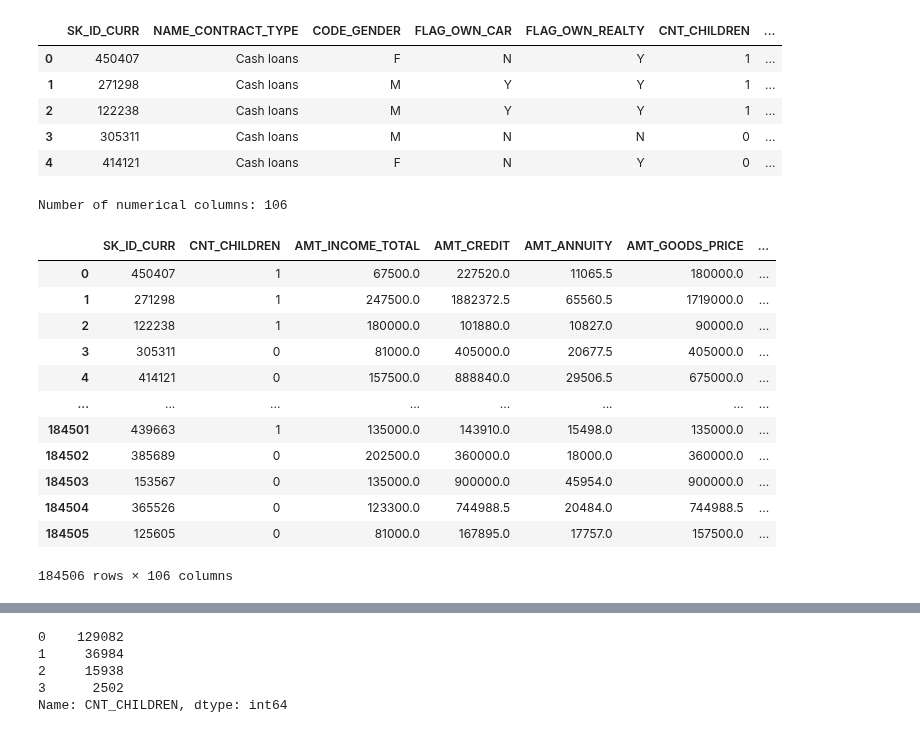
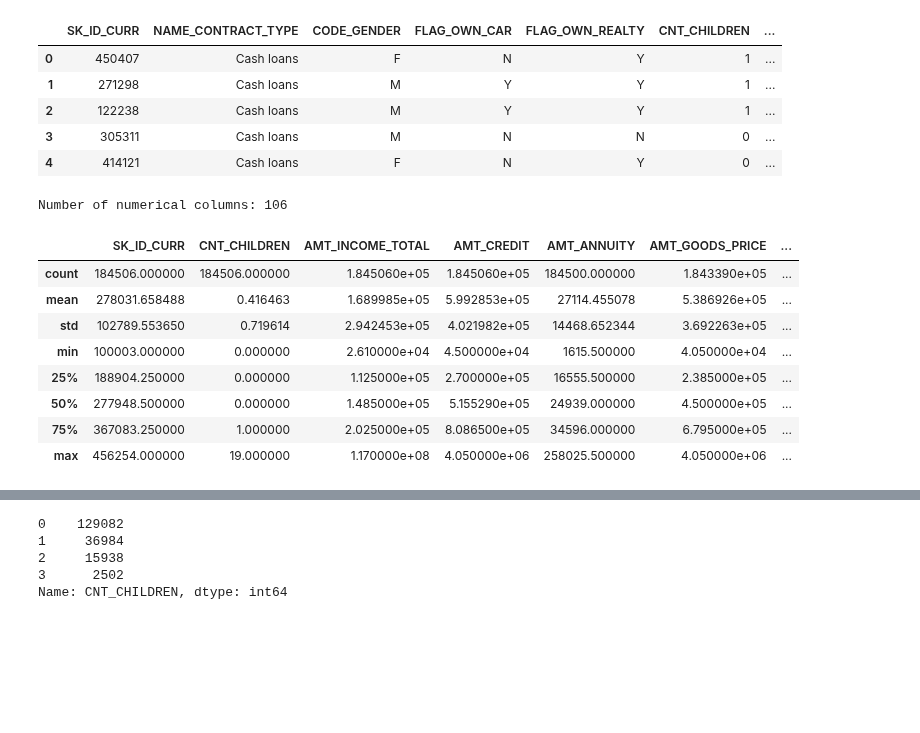
Before and after one commit to DhruvAwasthi/AI511_HOMELOAN_2022, a Jupyter notebook: notebooks/2022_12_08_master_eda.ipynb, the cells around one changed output, grey strips where cells are left out. Cells and saved outputs as stored; diff of their text form; code cells hidden in the pictures; blank space fills up the shorter version.

```diff
--- a/notebooks/2022_12_08_master_eda.ipynb
+++ b/notebooks/2022_12_08_master_eda.ipynb
@@ -35,20 +35,16 @@ memory usage: 86.9+ MB
 # %%
 numerical_columns = list(df.select_dtypes(exclude=["object"]).columns)
 print(f"Number of numerical columns: {len(numerical_columns)}\n" )
 
-df[numerical_columns]
+df[numerical_columns].describe()
 # %% [output]
 Number of numerical columns: 106
 |  | SK_ID_CURR | CNT_CHILDREN | AMT_INCOME_TOTAL | AMT_CREDIT | AMT_ANNUITY | AMT_GOODS_PRICE | ... |
-| 0 | 450407 | 1 | 67500.0 | 227520.0 | 11065.5 | 180000.0 | ... |
-| 1 | 271298 | 1 | 247500.0 | 1882372.5 | 65560.5 | 1719000.0 | ... |
-| 2 | 122238 | 1 | 180000.0 | 101880.0 | 10827.0 | 90000.0 | ... |
-| 3 | 305311 | 0 | 81000.0 | 405000.0 | 20677.5 | 405000.0 | ... |
-| 4 | 414121 | 0 | 157500.0 | 888840.0 | 29506.5 | 675000.0 | ... |
-| ... | ... | ... | ... | ... | ... | ... | ... |
-| 184501 | 439663 | 1 | 135000.0 | 143910.0 | 15498.0 | 135000.0 | ... |
-| 184502 | 385689 | 0 | 202500.0 | 360000.0 | 18000.0 | 360000.0 | ... |
-| 184503 | 153567 | 0 | 135000.0 | 900000.0 | 45954.0 | 900000.0 | ... |
-| 184504 | 365526 | 0 | 123300.0 | 744988.5 | 20484.0 | 744988.5 | ... |
-| 184505 | 125605 | 0 | 81000.0 | 167895.0 | 17757.0 | 157500.0 | ... |
+| count | 184506.000000 | 184506.000000 | 1.845060e+05 | 1.845060e+05 | 184500.000000 | 1.843390e+05 | ... |
+| mean | 278031.658488 | 0.416463 | 1.689985e+05 | 5.992853e+05 | 27114.455078 | 5.386926e+05 | ... |
+| std | 102789.553650 | 0.719614 | 2.942453e+05 | 4.021982e+05 | 14468.652344 | 3.692263e+05 | ... |
+| min | 100003.000000 | 0.000000 | 2.610000e+04 | 4.500000e+04 | 1615.500000 | 4.050000e+04 | ... |
+| 25% | 188904.250000 | 0.000000 | 1.125000e+05 | 2.700000e+05 | 16555.500000 | 2.385000e+05 | ... |
+| 50% | 277948.500000 | 0.000000 | 1.485000e+05 | 5.155290e+05 | 24939.000000 | 4.500000e+05 | ... |
+| 75% | 367083.250000 | 1.000000 | 2.025000e+05 | 8.086500e+05 | 34596.000000 | 6.795000e+05 | ... |
+| max | 456254.000000 | 19.000000 | 1.170000e+08 | 4.050000e+06 | 258025.500000 | 4.050000e+06 | ... |
-184506 rows × 106 columns
```
Also changed, not shown: parts of 7 cells of this notebook.
